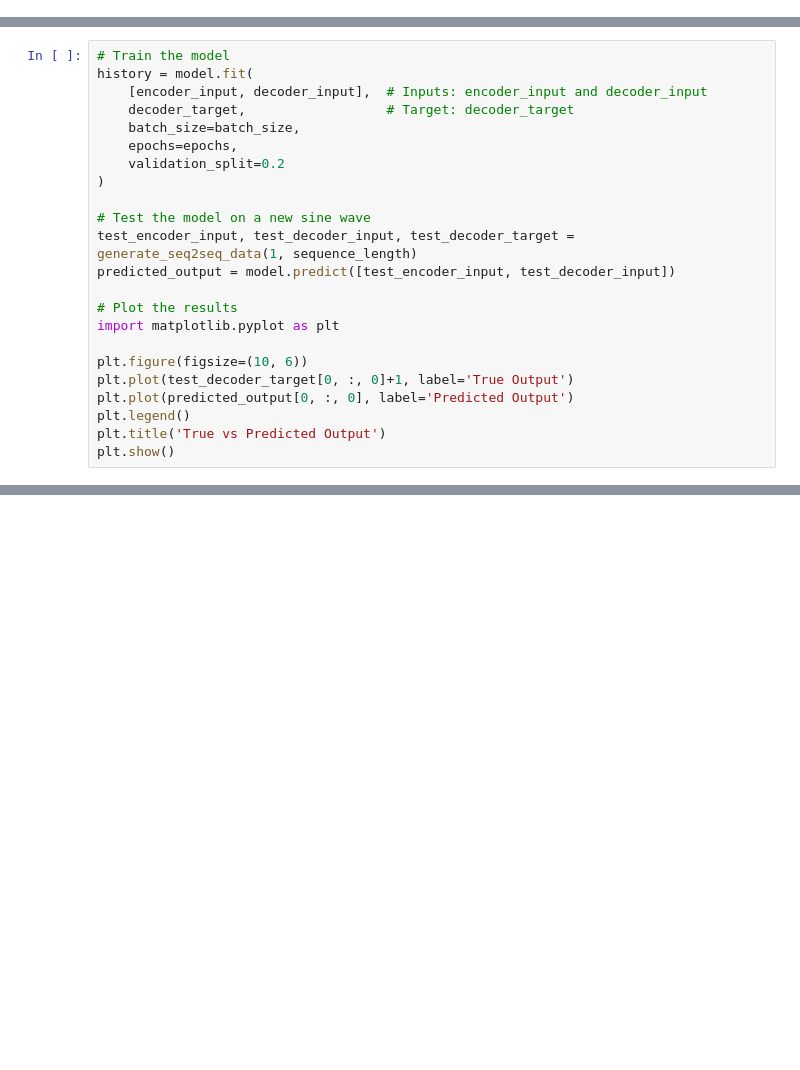
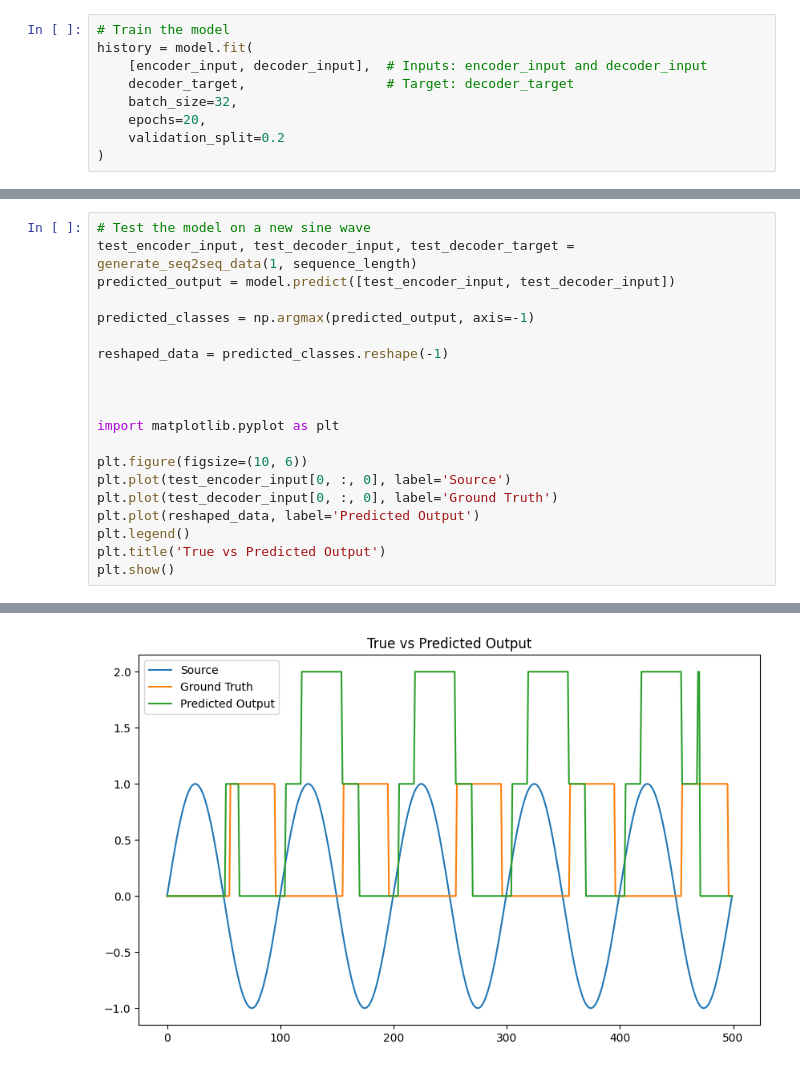
Before and after one commit to DCel567/PatchClamp_nn, a Jupyter notebook: shitty_shit.ipynb, the cells around one changed output, grey strips where cells are left out. Drawn from its saved outputs; the diff is of its cells as text; blank space fills up the shorter version.

```diff
--- a/shitty_shit.ipynb
+++ b/shitty_shit.ipynb
@@ -103,0 +123,9 @@ array([[[ 0.        ],
+# %%
+# Train the model
+history = model.fit(
+    [encoder_input, decoder_input],  # Inputs: encoder_input and decoder_input
+    decoder_target,                  # Target: decoder_target
+    batch_size=32,
+    epochs=20,
+    validation_split=0.2
+)
@@ -104,23 +171,21 @@ array([[[ 0.        ],
 # %%
-# Train the model
-history = model.fit(
-    [encoder_input, decoder_input],  # Inputs: encoder_input and decoder_input
-    decoder_target,                  # Target: decoder_target
-    batch_size=batch_size,
-    epochs=epochs,
-    validation_split=0.2
-)
-
 # Test the model on a new sine wave
 test_encoder_input, test_decoder_input, test_decoder_target = generate_seq2seq_data(1, sequence_length)
 predicted_output = model.predict([test_encoder_input, test_decoder_input])
 
-# Plot the results
+predicted_classes = np.argmax(predicted_output, axis=-1)
+
+reshaped_data = predicted_classes.reshape(-1)
+
+
+
 import matplotlib.pyplot as plt
 
 plt.figure(figsize=(10, 6))
-plt.plot(test_decoder_target[0, :, 0]+1, label='True Output')
-plt.plot(predicted_output[0, :, 0], label='Predicted Output')
+plt.plot(test_encoder_input[0, :, 0], label='Source')
+plt.plot(test_decoder_input[0, :, 0], label='Ground Truth')
+plt.plot(reshaped_data, label='Predicted Output')
 plt.legend()
 plt.title('True vs Predicted Output')
 plt.show()
+# %% [output]
@@ -126,0 +193 @@ plt.show()
+[figure, added]
```
Also changed, not shown: parts of 7 cells of this notebook, 1 other file.
